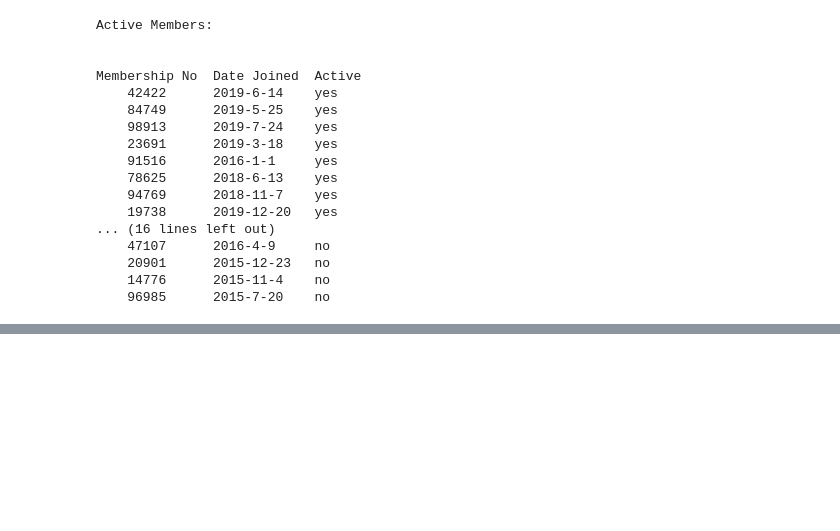
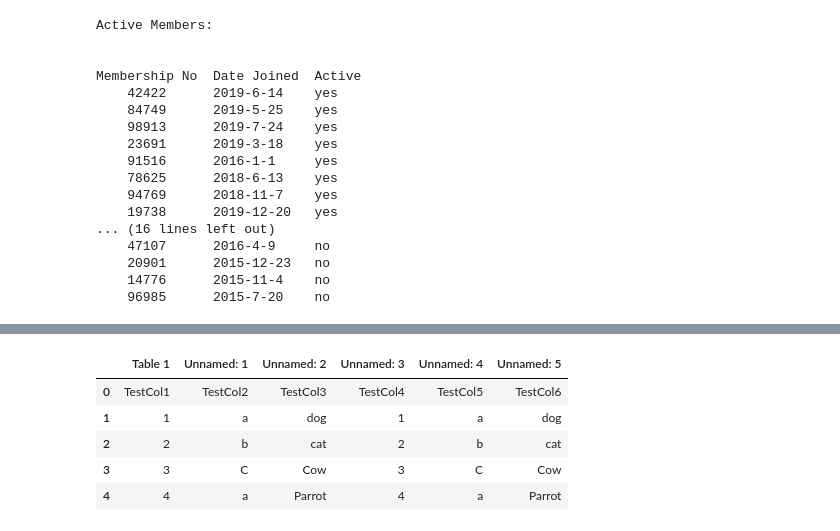
Before and after one commit to PosgradoMNA/actividades-de-aprendizaje-dsercam, a Jupyter notebook: Semana2_Actividad1_IBM.ipynb, the cells around one changed output, grey strips where cells are left out. Saved outputs shown, nothing was run; the diff lists cells and outputs as text; code cells hidden in the pictures; blank space fills up the shorter version.

```diff
--- a/Semana2_Actividad1_IBM.ipynb
+++ b/Semana2_Actividad1_IBM.ipynb
@@ -584,0 +604,12 @@ Membership No  Date Joined  Active
+# %%
+#you can read an excel file in a similar way
+xlsx_path   = 'sample_data/testfile.xlsx'
+dataframeExcel   = pd.read_excel(xlsx_path)
+dataframeExcel.head()
+# %% [output]
+|  | Table 1 | Unnamed: 1 | Unnamed: 2 | Unnamed: 3 | Unnamed: 4 | Unnamed: 5 |
+| 0 | TestCol1 | TestCol2 | TestCol3 | TestCol4 | TestCol5 | TestCol6 |
+| 1 | 1 | a | dog | 1 | a | dog |
+| 2 | 2 | b | cat | 2 | b | cat |
+| 3 | 3 | C | Cow | 3 | C | Cow |
+| 4 | 4 | a | Parrot | 4 | a | Parrot |
```
Also changed, not shown: parts of 15 cells of this notebook.
